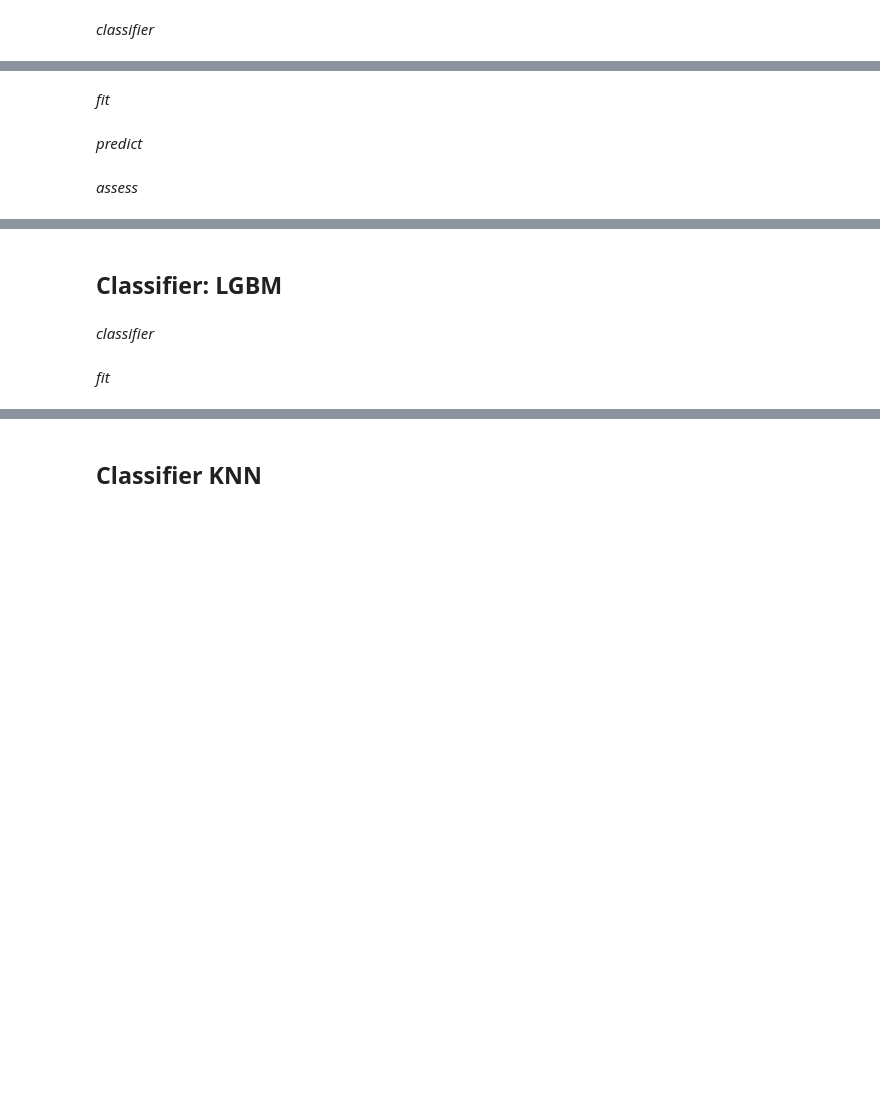
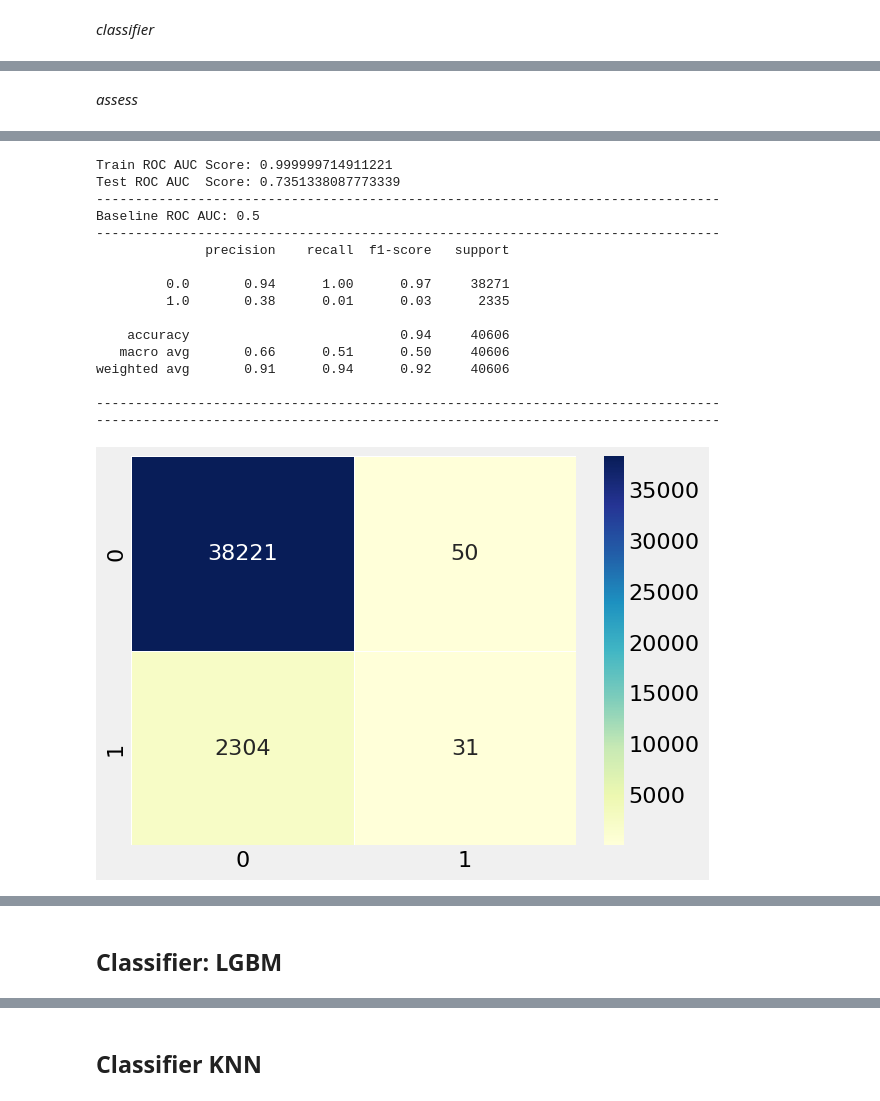
Before and after one commit to dschjanice/ML_project_fraud_detection, a Jupyter notebook: wip_Fraud_Detection_Starter.ipynb, the cells around one changed output, grey strips where cells are left out. Saved outputs shown, nothing was run; the diff lists cells and outputs as text; code cells hidden in the pictures; blank space fills up the shorter version.

```diff
--- a/wip_Fraud_Detection_Starter.ipynb
+++ b/wip_Fraud_Detection_Starter.ipynb
@@ -534,2 +581,0 @@ rdfo = RandomForestClassifier(n_estimators=100,
-# %% [markdown]
-*fit*
@@ -539,2 +581,0 @@ rdfo.fit(X_train, y_train)
-# %% [markdown]
-*predict*
@@ -547,0 +584,50 @@ sns.heatmap(cm_rdfo, cmap='YlGnBu', annot=True, fmt='d', linewidths=.5);
+# %%
+# adjust variables
+model = rdfo
+y_pred = y_pred_rdfo
+
+# Make probability predictions
+X_train_probs = model.predict_proba(X_train)[:, 1]
+X_test_probs = model.predict_proba(X_test)[:, 1]
+
+X_train_predictions = model.predict(X_train)
+
+from sklearn.metrics import precision_score, recall_score, roc_auc_score, roc_curve
+
+print(f'Train ROC AUC Score: {roc_auc_score(y_train, X_train_probs)}')
+print(f'Test ROC AUC  Score: {roc_auc_score(y_test, X_test_probs)}')
+print("--------"*10)
+print(f'Baseline ROC AUC: {roc_auc_score(y_test, [1 for _ in range(len(y_test))])}')
+print("--------"*10)
+# Print classification report of our model
+print(classification_report(y_test, y_pred))
+print("--------"*10)
+
+# Evaluate the model with a confusion matrix
+cm = confusion_matrix(y_test, y_pred)
+sns.heatmap(cm, cmap='YlGnBu', annot=True, fmt='d', linewidths=.5);
+
+
+from sklearn.ensemble import RandomForestClassifier
+from sklearn.metrics import precision_score, recall_score, roc_auc_score, roc_curve
+
+print("--------"*10)
+# Plot formatting
+plt.style.use('fivethirtyeight')
+plt.rcParams['font.size'] = 18
+
+# Calculate false positive rates and true positive rates
+base_fpr, base_tpr, _ = roc_curve(y_test, [1 for _ in range(len(y_test))])
+model_fpr, model_tpr, _ = roc_curve(y_test, X_test_probs)
+
+plt.figure(figsize = (8, 6))
+plt.rcParams['font.size'] = 16
+
+# Plot both curves
+plt.plot(base_fpr, base_tpr, 'b', label = 'baseline')
+plt.plot(model_fpr, model_tpr, 'r', label = 'model')
+plt.legend()
+plt.xlabel('False Positive Rate');
+plt.ylabel('True Positive Rate'); plt.title('ROC Curves')
+plt.show()
+# %% [output]
@@ -547,0 +643,17 @@ sns.heatmap(cm_rdfo, cmap='YlGnBu', annot=True, fmt='d', linewidths=.5);
+Train ROC AUC Score: 0.999999714911221
+Test ROC AUC  Score: 0.7351338087773339
+--------------------------------------------------------------------------------
+Baseline ROC AUC: 0.5
+--------------------------------------------------------------------------------
+              precision    recall  f1-score   support
+
+         0.0       0.94      1.00      0.97     38271
+         1.0       0.38      0.01      0.03      2335
+
+    accuracy                           0.94     40606
+   macro avg       0.66      0.51      0.50     40606
+weighted avg       0.91      0.94      0.92     40606
+
+--------------------------------------------------------------------------------
+--------------------------------------------------------------------------------
+[figure, added]
@@ -548,4 +661,2 @@ sns.heatmap(cm_rdfo, cmap='YlGnBu', annot=True, fmt='d', linewidths=.5);
 # %% [markdown]
 ## Classifier: LGBM
-# %% [markdown]
-*classifier*
@@ -554,2 +662,0 @@ model_lgbm = LGBMClassifier(boosting_type='gbdt', num_iterationss=500)
-# %% [markdown]
-*fit*
```
Also changed, not shown: parts of 35 cells of this notebook.
